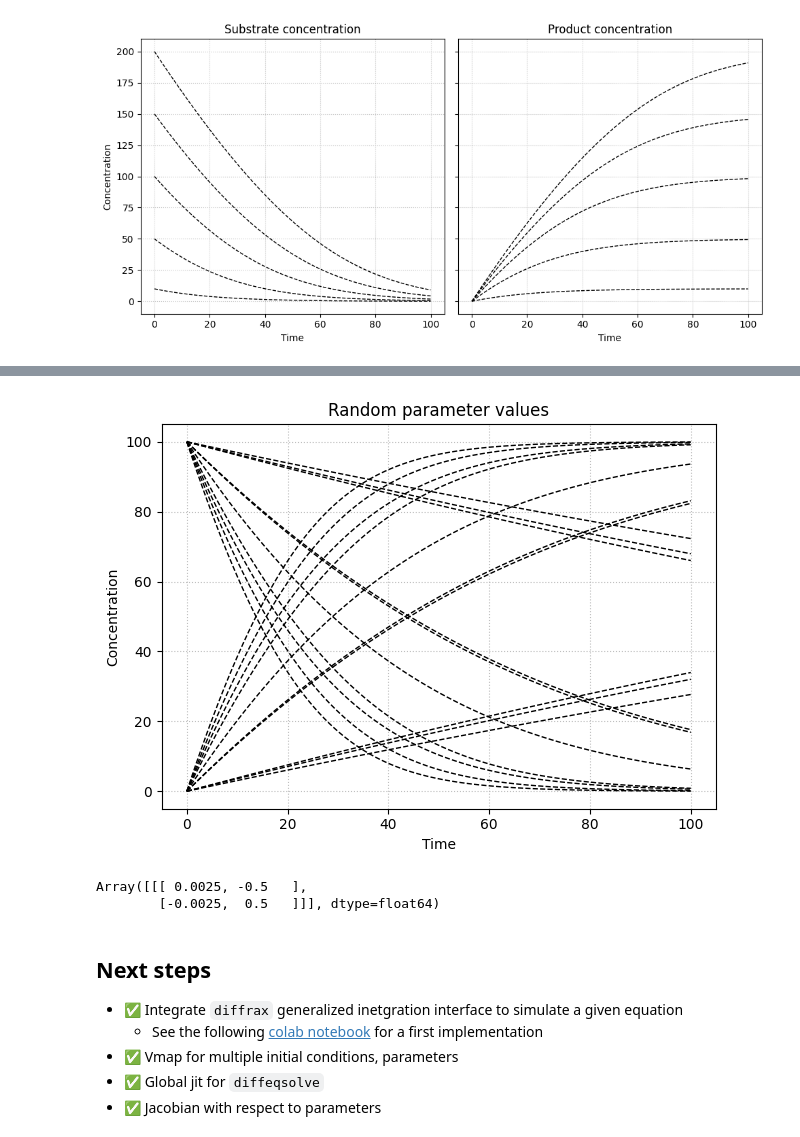
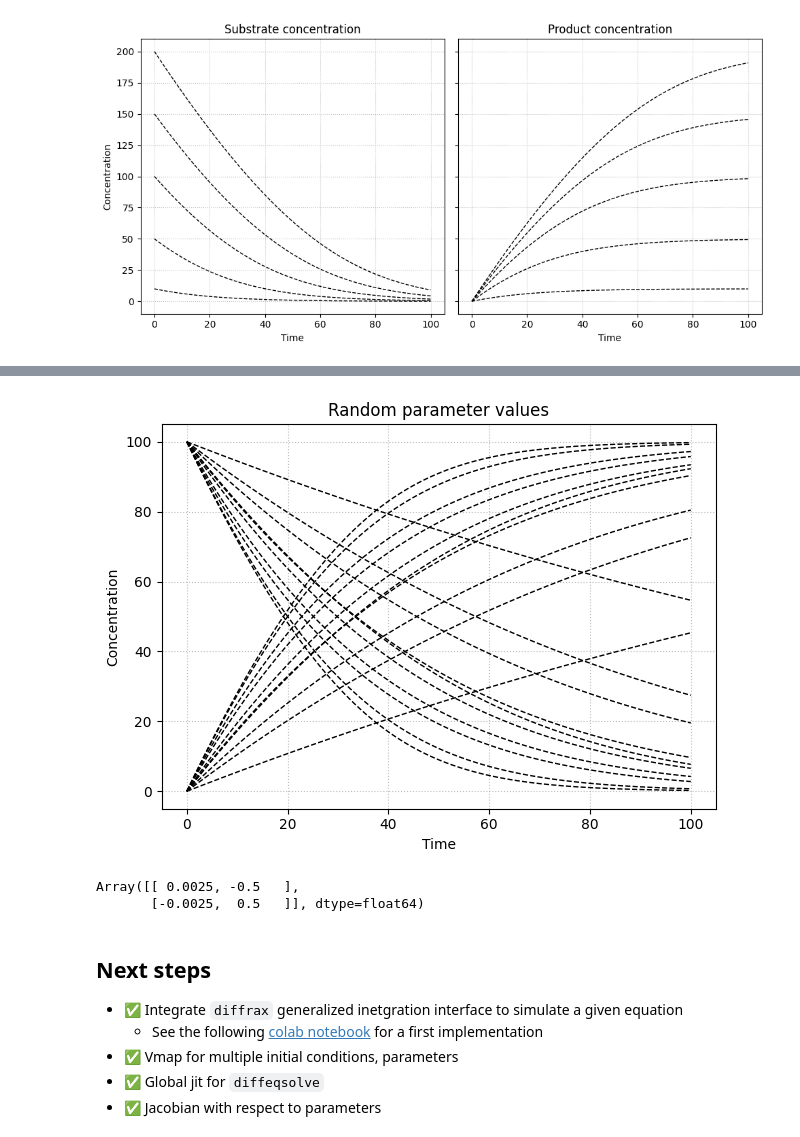
Before and after one commit to JR-1991/Catalax, a Jupyter notebook: TestModel.ipynb, the cells around one changed output, grey strips where cells are left out. Saved outputs shown, nothing was run; the diff lists cells and outputs as text; code cells hidden in the pictures.

```diff
--- a/TestModel.ipynb
+++ b/TestModel.ipynb
@@ -101,7 +111,6 @@ plt.tight_layout()
 # %% [output]
 [figure]
 # %%
-%%time
 # Sysbiojax also supports vmapping over parameters (Use with GPU - For CPU reduce to 10.000)
 import numpy as np
 
@@ -111,8 +120,8 @@ print("Parameter order", model._get_parameters(None)[0])
 
 initial_conditions = [{"s1": 100.0, "s2": 0.0}]
 parameters = jnp.array([
-    [float(np.random.randint(50, 300)), float(np.random.randint(1,10))]
-    for _ in range(1_000_000)
+    [float(np.random.randint(50, 300)), float(np.random.randint(2,10))]
+    for _ in range(10_000)
 ])
 
 print("Parameter input shape", parameters.shape)
@@ -124,7 +131,7 @@ Wall time: 18.4 s
 # %%
 %%time
 times, data = model.simulate(
-    t0=0, t1=100, dt0=0.01, nsteps=100,
+    t0=0, t1=100, dt0=1.0, nsteps=100,
     initial_conditions=initial_conditions,
     parameters=parameters,
     in_axes=(None, 0, None)
@@ -140,26 +147,29 @@ Wall time: 15.6 s
 # %%
 for batch in range(0,10):
-    plt.plot(times[batch].T, data[batch, :, 0, 0].T, c="k", linewidth=1, linestyle="--")
-    plt.plot(times[batch].T, data[batch, :, 0, 1].T, c="k", linewidth=1, linestyle="--")
+    plt.plot(times[batch], data[batch, :, 0], c="k", linewidth=1, linestyle="--")
+    plt.plot(times[batch], data[batch, :, 1], c="k", linewidth=1, linestyle="--")
 
 plt.title("Random parameter values")
 plt.grid(alpha=0.8, linestyle=":")
 plt.xlabel("Time")
 plt.ylabel("Concentration")
 plt.tight_layout()
 # %% [output]
-[figure, old version]
+[figure, new version]
 # %%
 # You can also get the jacobian with respect to the parameters
 # for sensitivity analysis or parameter estimation
+
+# ATTENTION - The jacobian will be evaluated for a single parameter set
+
 jac_param = model.jacobian_parameters(
-    y=jnp.array([[100.0, 0.0]]), parameters=jnp.array([100.0, 1.0])
+    y=jnp.array([100.0, 0.0]), parameters=jnp.array([100.0, 1.0])
 )
 
 jac_param
 # %% [output]
-Array([[[ 0.0025, -0.5   ],
-        [-0.0025,  0.5   ]]], dtype=float64)
+Array([[ 0.0025, -0.5   ],
+       [-0.0025,  0.5   ]], dtype=float64)
 # %% [markdown]
 ## Next steps
 
```
Also changed, not shown: parts of 7 cells of this notebook.
